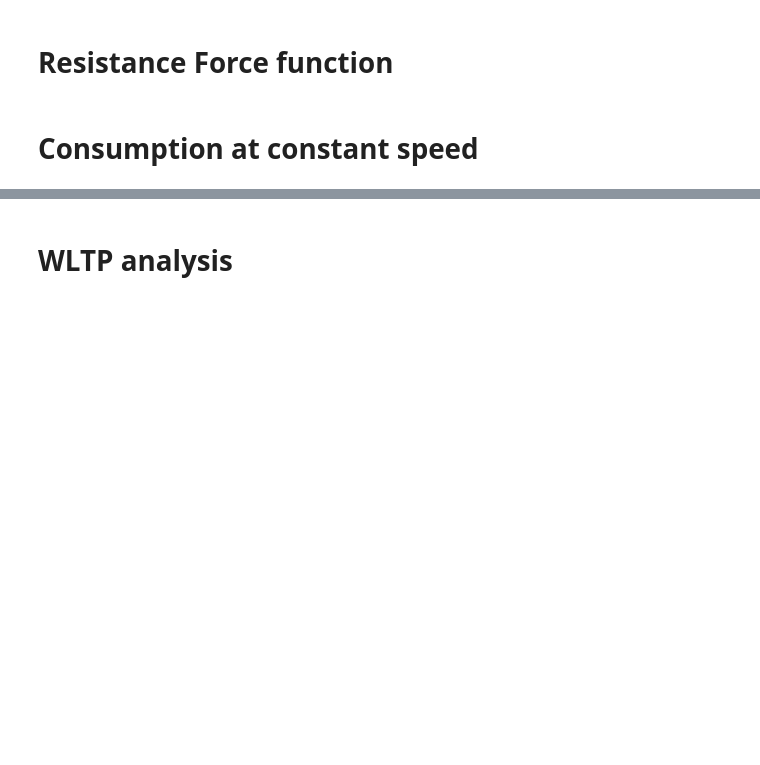
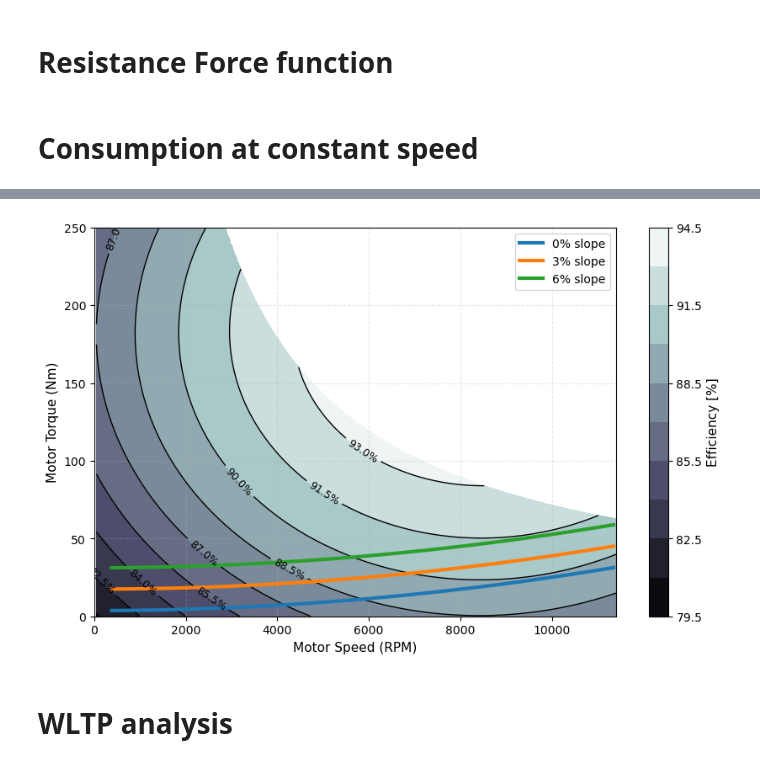
Before and after one commit to tomBeauve/MECA0527_Homeworks, a Jupyter notebook: homework1/consumption.ipynb, the cells around one changed output, grey strips where cells are left out. Cells and saved outputs as stored; diff of their text form; code cells hidden in the pictures; blank space fills up the shorter version.

```diff
--- a/homework1/consumption.ipynb
+++ b/homework1/consumption.ipynb
@@ -125,0 +324,82 @@ Energy consumption at 120.0 km/h : 13.101 (kWh/100km)
+# %%
+
+
+import numpy as np
+
+
+def _efficiency_drivetrainPLOT(omega, T):
+    """The efficiency of the drivetrain (transmission & electric motor using the Golverk formula)
+
+    Parameters:
+    - omega : angular velocity of motor [rad/s] (scalar or numpy array)
+    - T : torque of motor [Nm] (scalar or numpy array)
+
+    Returns:
+    - eta: efficiency of the motor
+    """
+    # Check if inputs are arrays or sequences
+
+    is_array = isinstance(omega, np.ndarray) or isinstance(T, np.ndarray)
+
+    omega_norm, T_norm = omega / omega_max, T / T_max
+
+    if not is_array:
+        # Scalar logic (original behavior)
+        if (omega <= omega_base and T > T_max) or (T * omega > P_max):
+            return np.nan
+        eta = a1_norm + a2_norm * omega_norm +\
+            a3_norm * T_norm + a4_norm * (omega_norm ** 2) +\
+            a5_norm * T_norm * omega_norm + a6_norm * (T_norm ** 2)
+        return eta  # * eta_t
+    else:
+        # Vectorized array logic
+        omega = np.asarray(omega)
+        T = np.asarray(T)
+
+        eta = a1_norm + a2_norm * omega_norm +\
+            a3_norm * T_norm + a4_norm * (omega_norm ** 2) +\
+            a5_norm * T_norm * omega_norm + a6_norm * (T_norm ** 2)
+        eta = eta  # * eta_t
+
+        # Use element-wise logical operators (& and |) and np.where
+        invalid = ((omega <= omega_base) & (T > T_max)) | ((T * omega) > P_max)
+        return np.where(invalid, np.nan, eta)
+
+
+torques = np.linspace(0.0, T_max, 1000)
+omegas = np.linspace(5.0, omega_max, 1000)
+T_mesh, Omega_mesh = np.meshgrid(torques, omegas, indexing='ij')
+
+# Evaluate efficiency across the 2D mesh arrays directly
+eta_grid = _efficiency_drivetrainPLOT(Omega_mesh, T_mesh)
+
+# Convert omega to RPM for the main plot axis
+RPM_mesh = Omega_mesh * 60.0 / (2.0 * np.pi)
+
+# --- Plotting ---
+fig, ax = plt.subplots(figsize=(10, 6))
+
+# Set vmin=0 and vmax=100 so the colorbar represents true percentage bounds
+contour = ax.contourf(RPM_mesh, T_mesh, eta_grid * 100.0,
+                      levels=10, cmap='bone')
+cbar = fig.colorbar(contour, ax=ax)
+cbar.set_label('Efficiency [%]', fontsize=11)
+
+contour_lines = ax.contour(
+    RPM_mesh, T_mesh, eta_grid * 100.0, levels=10, colors='black', linewidths=1)
+ax.clabel(contour_lines, inline=True, fmt='%.1f%%', fontsize=9)
+
+ax.set_xlabel('Motor Speed (RPM)', fontsize=11)
+ax.set_ylabel('Motor Torque (Nm)', fontsize=11)
+ax.grid(True, linestyle='--', alpha=0.3)
+
+for i in range(len(slope_angle)):
+
+    omega = (v / R_e) * i_tot
+    torque = (F_res(v, slope_angle[i]) * R_e) / (i_tot * eta_t)
+    ax.plot(omega * 60/(2*np.pi), torque,
+            label=f"{slope_percent[i]}% slope", linewidth=3)
+
+ax.set_xlim(0)
+plt.legend()
+# %% [output]
@@ -126,3 +407,4 @@ Energy consumption at 120.0 km/h : 13.101 (kWh/100km)
+[figure, added]
 # %% [markdown]
 # WLTP analysis
 # %%
```
Also changed, not shown: parts of 12 cells of this notebook, 3 other files.
